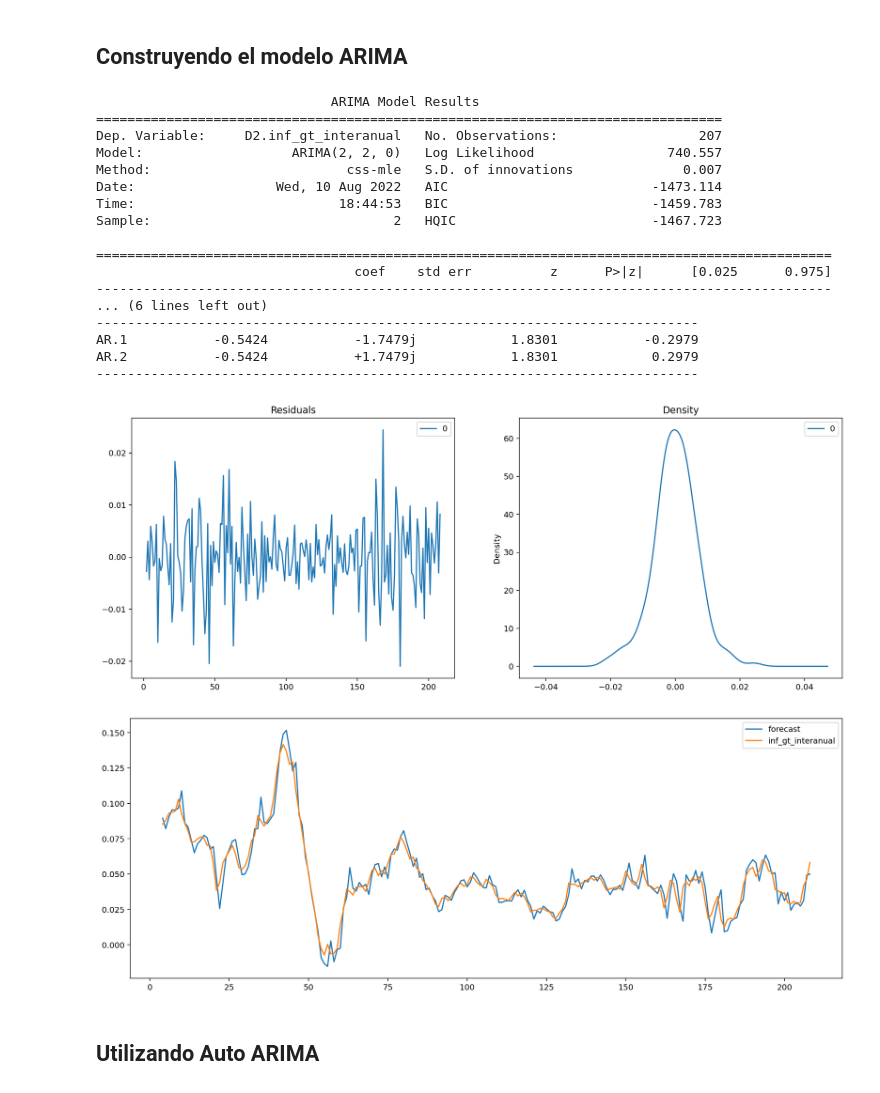
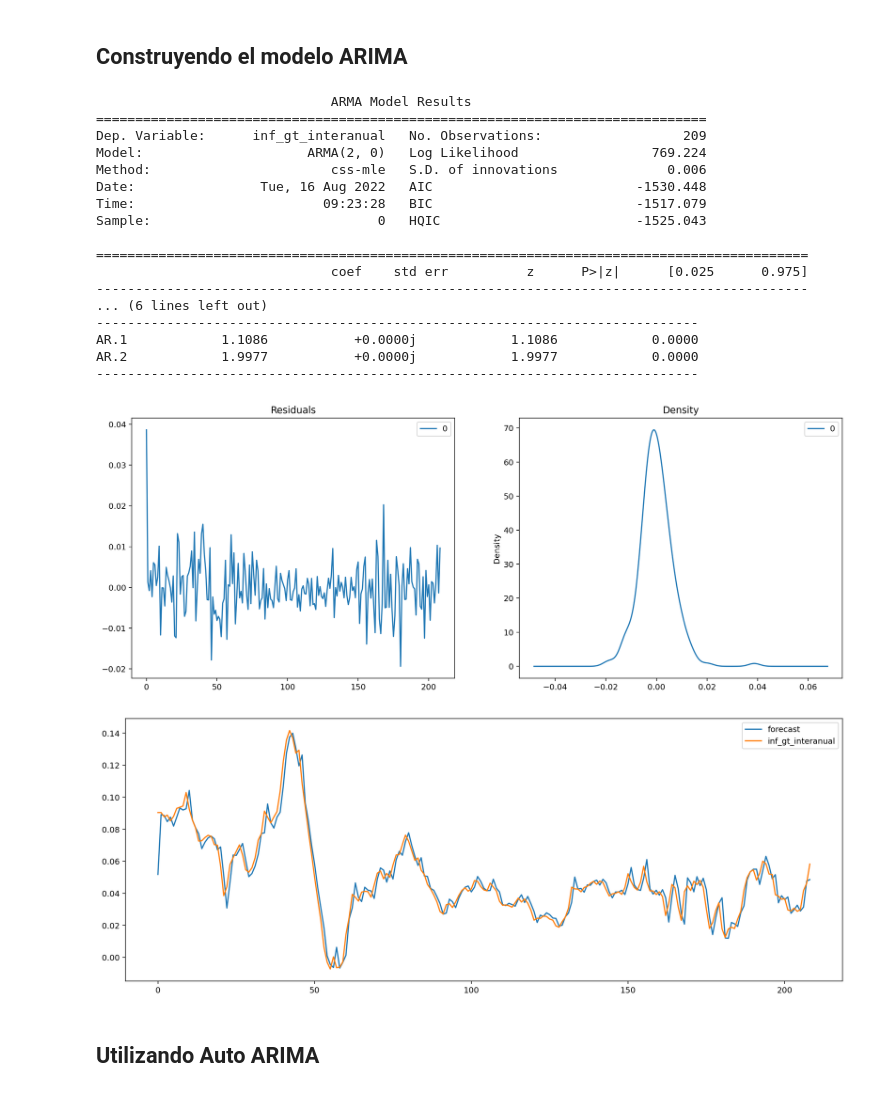
Before and after one commit to kc-alva/TesisPES2022, a Jupyter notebook: Notebook.ipynb, the cells around one changed output. Drawn from its saved outputs; the diff is of its cells as text; code cells hidden in the pictures.

```diff
--- a/Notebook.ipynb
+++ b/Notebook.ipynb
@@ -290,41 +275,41 @@ from statsmodels.tsa.arima_model import ARIMA
 # %%
 plt.rcParams.update({'figure.figsize':(16,6), 'figure.dpi':220})
 
 #df = read_csv(filename)
 #df = df.set_index('Year')
 
 # ARIMA Model
-model = ARIMA(inflacionInteranual.inf_gt_interanual, order=(2,2,0)) #cambiar a 2,0,0
+model = ARIMA(inflacionInteranual.inf_gt_interanual, order=(2,0,0)) #cambiar a 2,0,0
 model_fit = model.fit(disp=0)
 print(model_fit.summary())
 
 # Plot residual errors
 residuals = pd.DataFrame(model_fit.resid)
 fig, ax = plt.subplots(1,2)
 residuals.plot(title="Residuals", ax=ax[0])
 residuals.plot(kind='kde', title='Density', ax=ax[1])
 plt.show()
 
 # Actual vs Fitted
 model_fit.plot_predict(dynamic=False)
 plt.show()
 # %% [output]
-                              ARIMA Model Results
-================================================================================
-Dep. Variable:     D2.inf_gt_interanual   No. Observations:                  207
-Model:                   ARIMA(2, 2, 0)   Log Likelihood                 740.557
-Method:                         css-mle   S.D. of innovations              0.007
-Date:                  Wed, 10 Aug 2022   AIC                          -1473.114
-Time:                          18:44:53   BIC                          -1459.783
-Sample:                               2   HQIC                         -1467.723
+                              ARMA Model Results
+==============================================================================
+Dep. Variable:      inf_gt_interanual   No. Observations:                  209
+Model:                     ARMA(2, 0)   Log Likelihood                 769.224
+Method:                       css-mle   S.D. of innovations              0.006
+Date:                Tue, 16 Aug 2022   AIC                          -1530.448
+Time:                        09:23:28   BIC                          -1517.079
+Sample:                             0   HQIC                         -1525.043
 
-==============================================================================================
-                                 coef    std err          z      P>|z|      [0.025      0.975]
-----------------------------------------------------------------------------------------------
+===========================================================================================
+                              coef    std err          z      P>|z|      [0.025      0.975]
+-------------------------------------------------------------------------------------------
 ... (6 lines left out)
 -----------------------------------------------------------------------------
-AR.1           -0.5424           -1.7479j            1.8301           -0.2979
-AR.2           -0.5424           +1.7479j            1.8301            0.2979
+AR.1            1.1086           +0.0000j            1.1086            0.0000
+AR.2            1.9977           +0.0000j            1.9977            0.0000
 -----------------------------------------------------------------------------
-[figure, old version]
+[figure, new version]
-[figure, old version]
+[figure, new version]
```
Also changed, not shown: parts of 44 cells of this notebook.
